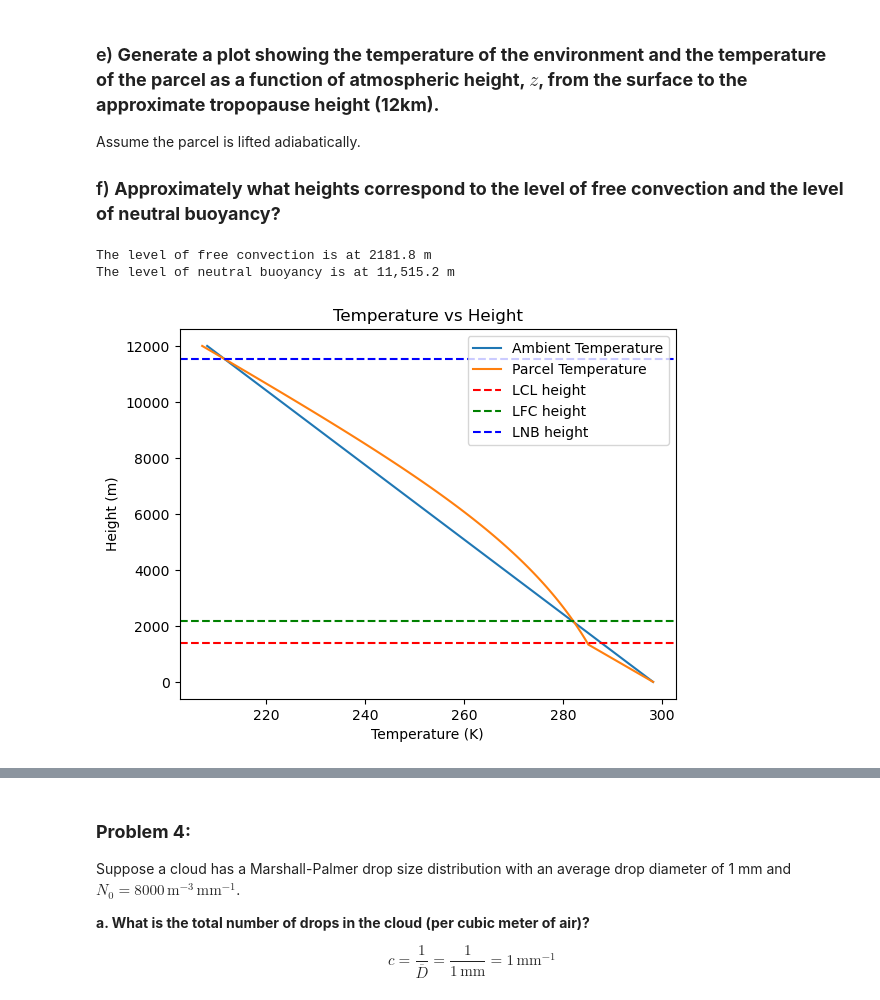
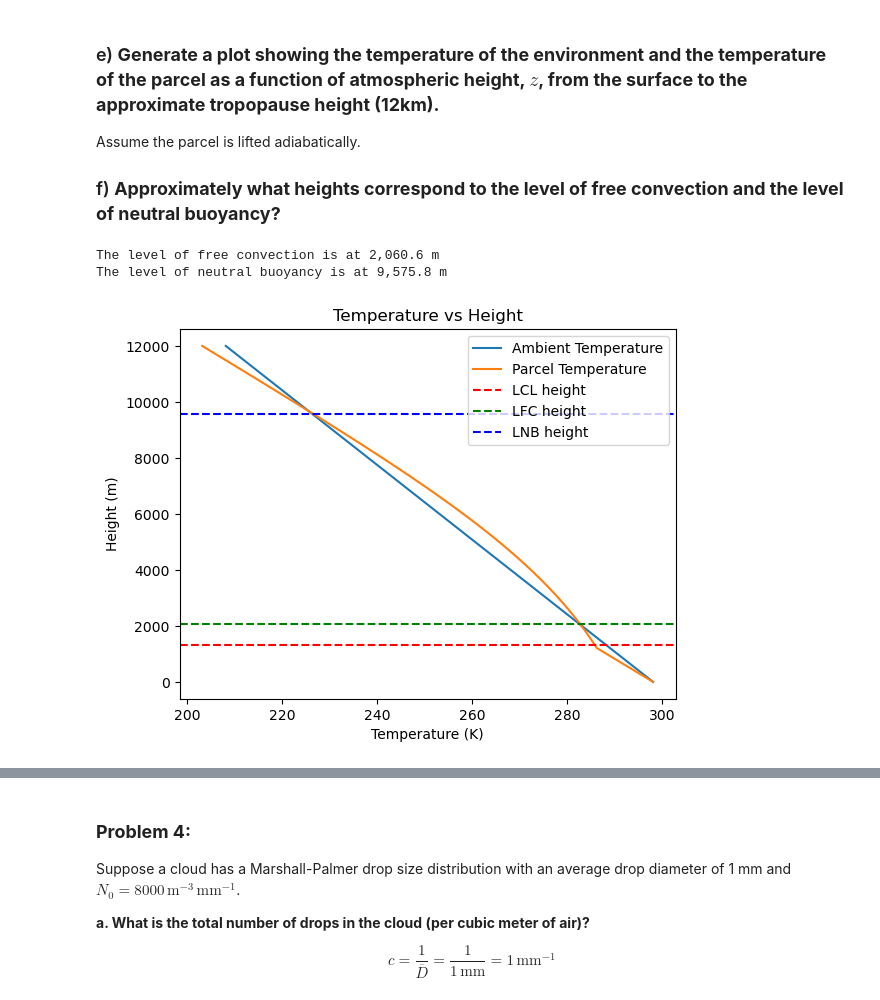
Before and after one commit to atdunwoody/EcoHydro, a Jupyter notebook: CIVE 520/HW2.ipynb, the cells around one changed output, grey strips where cells are left out. Saved outputs shown, nothing was run; the diff lists cells and outputs as text; code cells hidden in the pictures.

Commit message:
functions fully defined. Need to double check units and implement model in correct order

```diff
--- a/CIVE 520/HW2.ipynb
+++ b/CIVE 520/HW2.ipynb
@@ -42,13 +60,13 @@ g = 9.81 #m/s^2 acceleration due to gravity
 c_p = 1005 #J/kg/K specific heat of dry air at constant pressure
 
 
-z = np.linspace(0, 12000, 100) #height in meters
+z = np.linspace(0, 12000, 1000) #create an array of evenly spaced heights from 0 to 12 km
 
 def calc_ambient_temp(z):
     return T_s - ambient_lapse_rate * z
 
 def calc_ambient_pressure(z):
-    return P_s * (calc_ambient_temp(z)/T_s)**(g / (ambient_lapse_rate * R_d))
+    return P_s * (calc_ambient_temp(z)/T_s)**(g / (dry_lapse_rate * R_d))
 
 def calc_e_sat(T):
     return 611 * np.exp((L_v / R_v) * (1 / 273.15 - 1 / T))
@@ -132,41 +153,48 @@ Assume the parcel is lifted adiabatically.
 # %%
 z = np.linspace(0, 12000, 100) #height in meters
 T = calc_ambient_temp(z)
-dqs_dz = calc_dqs_dz(z)
+P = calc_ambient_pressure(z)
+
+def calc_qs_of_T(T):
+    return epsilon * calc_e_sat(T) / (P_s * (T/T_s)**(g / (dry_lapse_rate * R_d)))
+
+#Numerically differentate q_s(z) with respect to T to find the moist adiabatic lapse rate
+dqs_dT = np.gradient(q_s(z), T)
+#dqs_dT = np.gradient(calc_qs_of_T(T), T)
+
+# Dry adiabatic lapse rate for the parcel before saturation
+# Moist adiabatic lapse rate for the parcel after saturation
 parcel_lapse_rate= np.where(z < LCL_height,
                             dry_lapse_rate,
-                            dry_lapse_rate / (1 + ((L_v / c_p) * dqs_dz)))
-# Assuming T_s and dz are defined earlier in your code
+                            dry_lapse_rate / (1 + ((L_v / c_p) * dqs_dT)))
+
 T_parcel = np.zeros(len(z))
 T_parcel[0] = T_s
 
-dz = np.diff(z)[0]
+dz = np.diff(z)[0] #height difference between each point, dz is evenly spaced so take first occurence
 
-# Compute temperature changes due to lapse rate and apply cumulatively
-temperature_changes = np.cumsum(parcel_lapse_rate[1:] * dz)
+# Compute temperature changes due to lapse rate for a given dz and apply cumulatively to surface temperature
+temperature_changes = np.cumsum(parcel_lapse_rate[1:] * dz) # first value is parcel surface temp
 T_parcel[1:] = T_s - temperature_changes
 
 #Find heights at which the parcel temperature equals the ambient temperature
-LFC = z[np.where(T_parcel > T)[0][0]]
-LNB = z[np.where(T_parcel > T)[0][-1]]
+LFC = z[np.where(T_parcel > T)[0][0]] # First instance where parcel temp exceeds ambient temp
+LNB = z[np.where(T_parcel > T)[0][-1]] # Last instance where parcel temp exceeds ambient temp
 
-print(f"The level of free convection is at {LFC:.1f} m")
-#format LNB value with commas in thousands separator
+print(f"The level of free convection is at {LFC:,.1f} m")
 print(f"The level of neutral buoyancy is at {LNB:,.1f} m")
 
-# Adjust the plot to include all temperatures
 plt.plot(T, z, label='Ambient Temperature')
 plt.plot(T_parcel, z, label='Parcel Temperature')
-# Add a horizontal line at the LCL
 plt.axhline(y=LCL_height, color='r', linestyle='--', label='LCL height')
 plt.axhline(y=LFC, color='g', linestyle='--', label='LFC height')
 plt.axhline(y=LNB, color='b', linestyle='--', label='LNB height')
 plt.xlabel('Temperature (K)')
 plt.ylabel('Height (m)')
 plt.title('Temperature vs Height')
 plt.legend()
 plt.show()
 # %% [output]
-The level of free convection is at 2181.8 m
-The level of neutral buoyancy is at 11,515.2 m
+The level of free convection is at 2,060.6 m
+The level of neutral buoyancy is at 9,575.8 m
-[figure, old version]
+[figure, new version]
```
Also changed, not shown: parts of 8 cells of this notebook, 6 other files.
